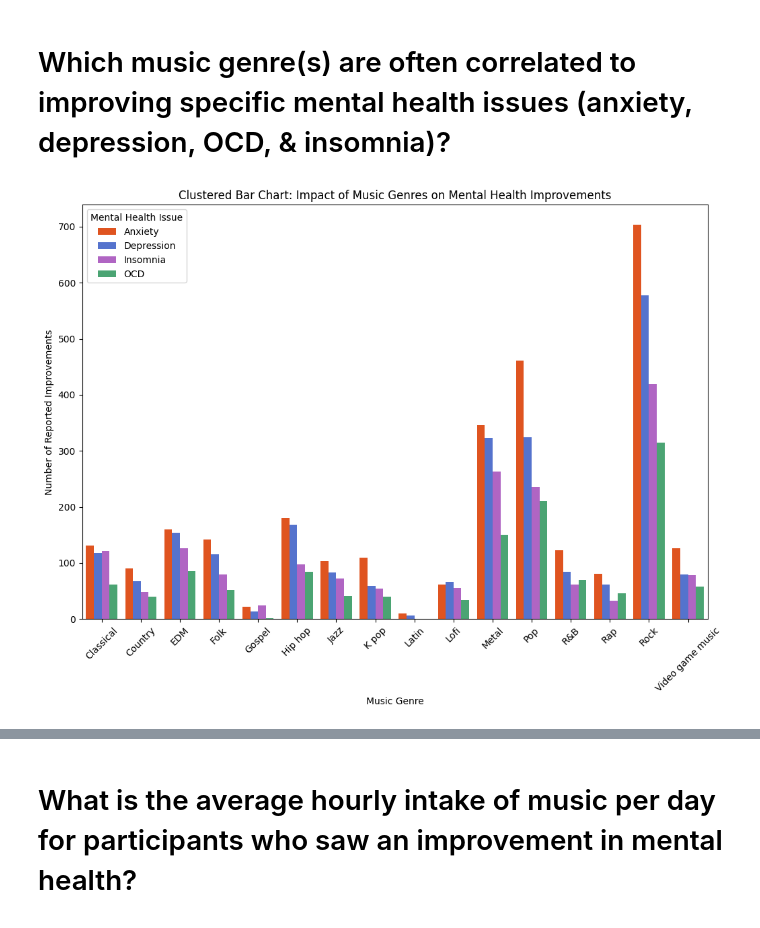
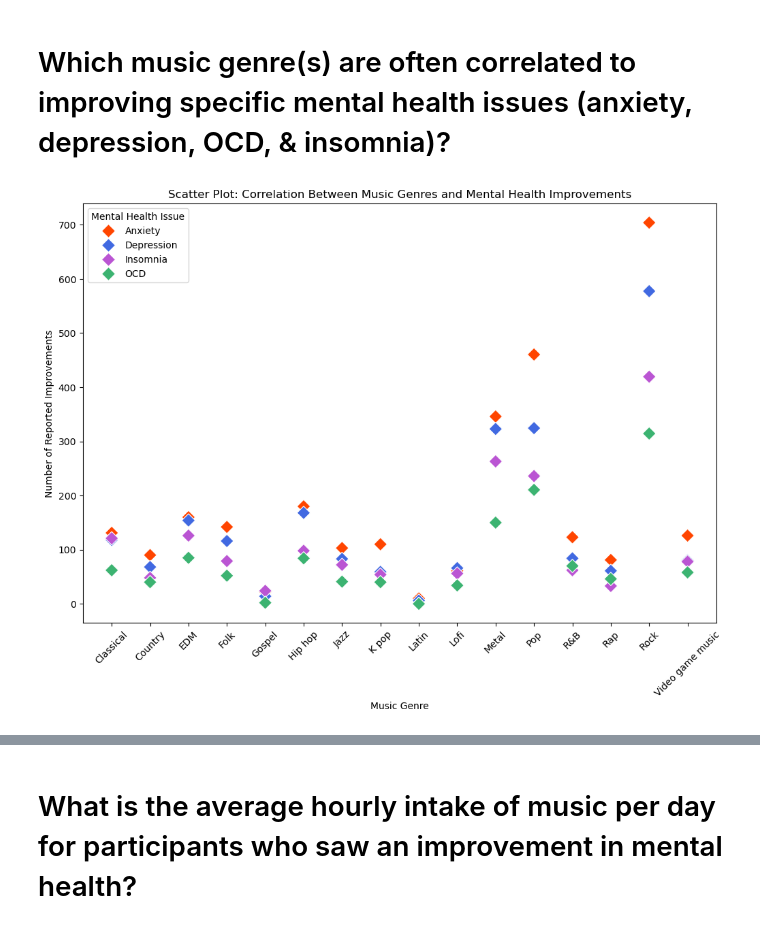
Before and after one commit to karinaahumada01/project-1, a Jupyter notebook: mxmh_main_analysis.ipynb, the cells around one changed output, grey strips where cells are left out. Drawn from its saved outputs; the diff is of its cells as text; code cells hidden in the pictures.

Commit message:
removed duplicate #3b bar chart & added #3a scatter plot

```diff
--- a/mxmh_main_analysis.ipynb
+++ b/mxmh_main_analysis.ipynb
@@ -233,36 +229,48 @@ plt.tight_layout()
 # %% [markdown]
 # Which music genre(s) are often correlated to improving specific mental health issues (anxiety, depression, OCD, & insomnia)?
 # %%
-#3 Clustered Bar Chart: To compare the impact of different music genres on various specific mental health issues side by side, allowing for easy comparison within each mental health issue category.
+#3 Scatter Plot: To show the correlation between specific music genres and their impact on various mental health issues.
 
-# Define the mental health issues and genres
-mental_health_issues = ['Depression', 'OCD', 'Anxiety', 'Insomnia']
+mental_health_columns = ['Anxiety', 'Depression', 'Insomnia', 'OCD']
 
+# Filter the data for participants who reported improvement
 improved_genre_data = mxmh_clean_df[mxmh_clean_df['Music effects'] == 'Improve']
 
-# Create a pivot table to aggregate improvements by genre and mental health issue
 genre_mental_health_improvement = improved_genre_data.pivot_table(
-    index="Fav genre",
+    index='Fav genre',
     values=mental_health_columns,
-    aggfunc="sum",
+    aggfunc='sum',
     fill_value=0
 )
-# Reset the index to convert it back into a DataFrame for easier plotting
-genre_mental_health_improvement = genre_mental_health_improvement.reset_index()
-# Plotting the clustered bar chart
+
+# Melt the pivot table into a long format suitable for scatter plotting
+genre_mental_health_long = genre_mental_health_improvement.reset_index().melt(
+    id_vars='Fav genre',
+    var_name='Mental Health Issue',
+    value_name='Improvement Count'
+)
+
+# Plotting the scatter plot
 plt.figure(figsize=(12, 8))
-# Melt the DataFrame into long format suitable for clustered bar plotting
-genre_mental_health_long = genre_mental_health_improvement.melt(
-    id_vars="Fav genre",
-    var_name="Mental Health Issue",
-    value_name="Improvement Count"
+
+custom_palette = {'Anxiety': 'orangered', 'Depression': 'royalblue', 'Insomnia': 'mediumorchid', 'OCD': 'mediumseagreen'}
+
+# Scatter plot for each genre and its impact on different mental health issues
+sns.scatterplot(
+    data=genre_mental_health_long,
+    x='Fav genre',
+    y='Improvement Count',
+    hue='Mental Health Issue',
+    palette=custom_palette,
+    marker='D',
+    s=100
 )
 
 plt.title('Scatter Plot: Correlation Between Music Genres and Mental Health Improvements')
 plt.xlabel('Music Genre')
 plt.ylabel('Number of Reported Improvements')
 plt.xticks(rotation=45)
 plt.legend(title='Mental Health Issue')
 plt.show()
 # %% [output]
-[figure, old version]
+[figure, new version]
```
Also changed, not shown: parts of 7 cells of this notebook.
